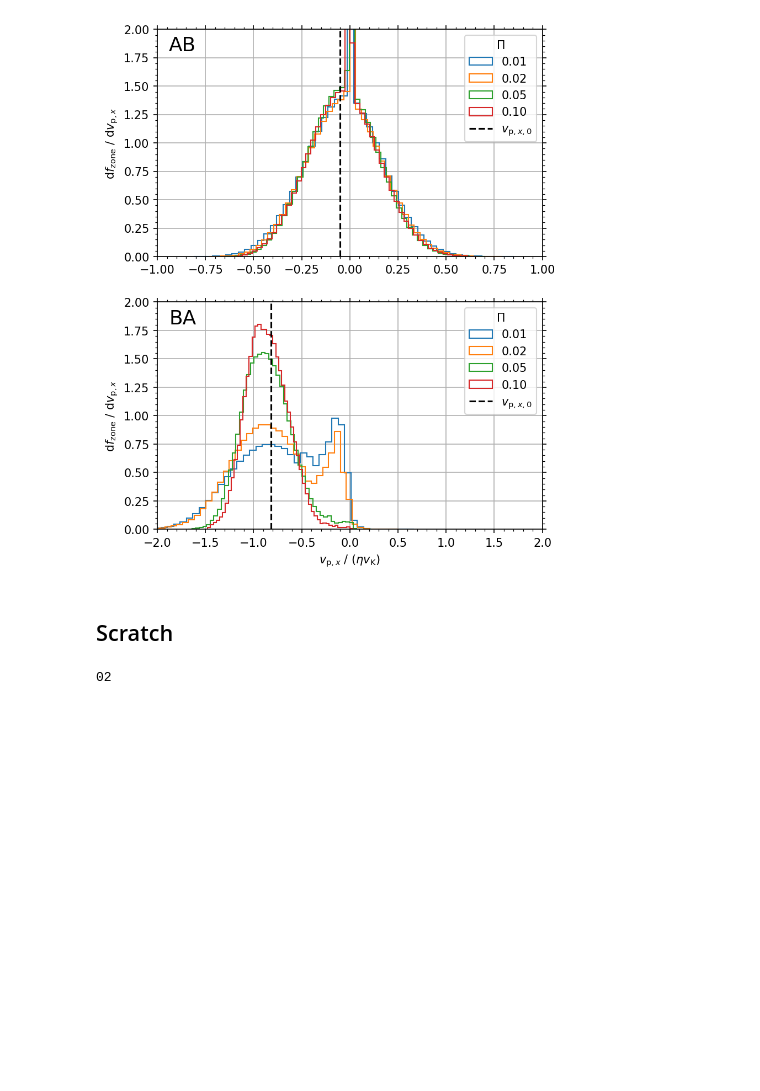
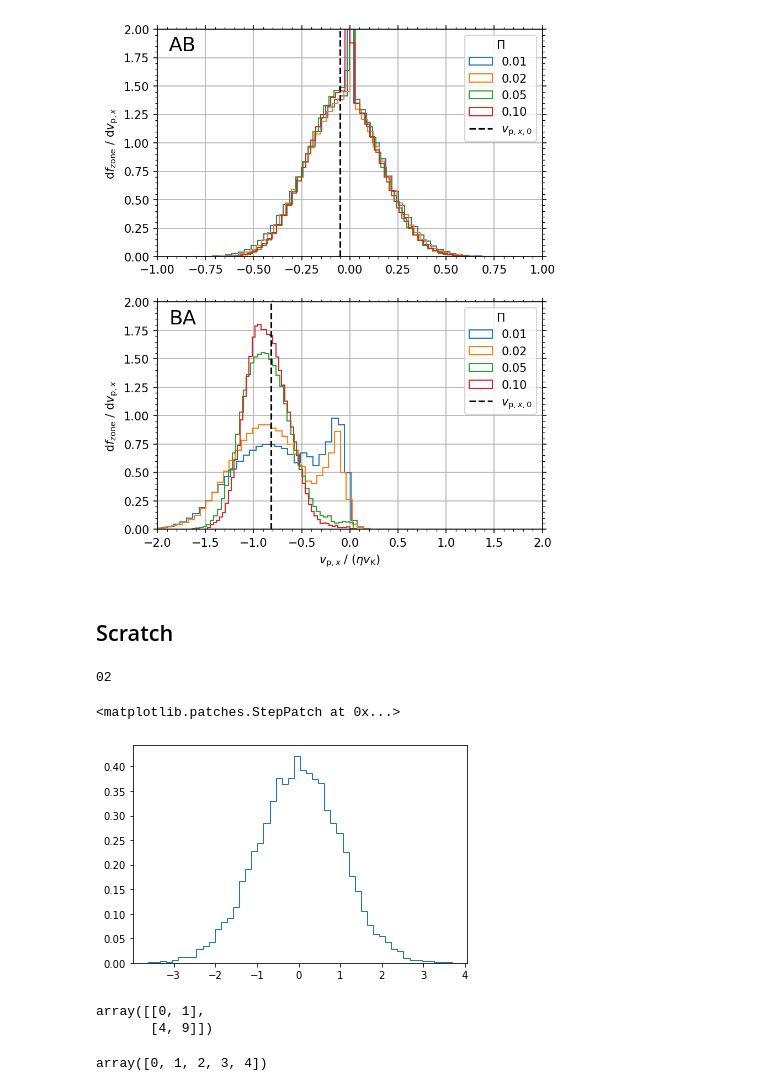
Before and after one commit to sabaronett/streaming-instability, a Jupyter notebook: ipynb/RadVels.ipynb, the cells around one changed output. Drawn from its saved outputs; the diff is of its cells as text; code cells hidden in the pictures; blank space fills up the shorter version.

```diff
--- a/ipynb/RadVels.ipynb
+++ b/ipynb/RadVels.ipynb
@@ -217,3 +275,26 @@ n = 2
 print(f'{n:02}')
 # %% [output]
 02
+# %%
+rng = np.random.RandomState(10) # reproducible seed
+a = rng.normal(size=10000)
+h, edges = np.histogram(a, bins=50, density=True)
+
+plt.stairs(h, edges)
+# %% [output]
+<matplotlib.patches.StepPatch at 0x...>
+[figure, added]
+# %%
+a1 = []
+a1.append(np.arange(2))
+a1.append(np.arange(2,4))
+a2 = a1
+np.asarray(a1)*np.asarray(a2)
+# %% [output]
+array([[0, 1],
+       [4, 9]])
+# %%
+a = np.arange(5)
+a/np.sum()
+# %% [output]
+array([0, 1, 2, 3, 4])
```
Also changed, not shown: parts of 3 cells of this notebook, 1 other file.
